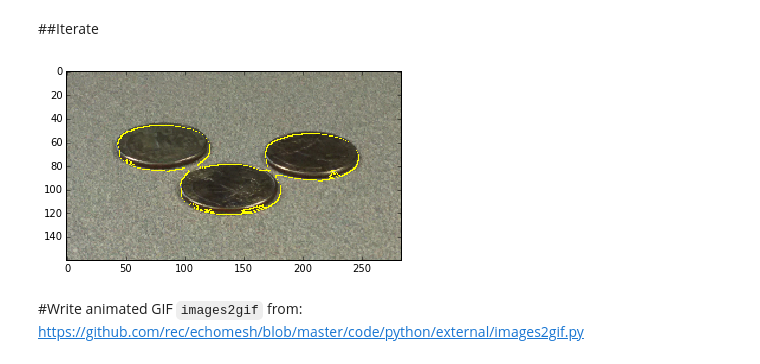
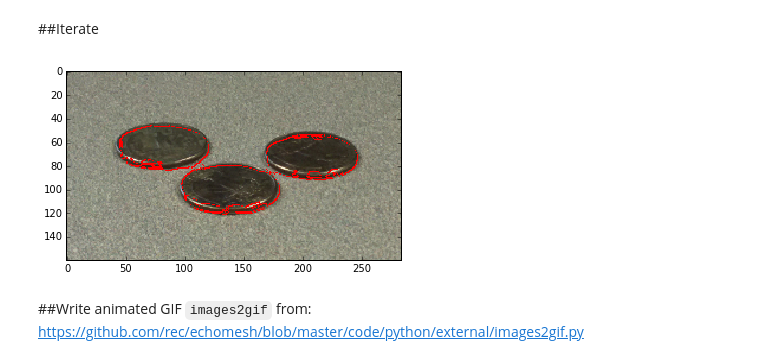
Before and after one commit to rmetchev/IVP-Python, a Jupyter notebook: Week6.ipynb, the cells around one changed output. Saved outputs shown, nothing was run; the diff lists cells and outputs as text; code cells hidden in the pictures.

```diff
--- a/Week6.ipynb
+++ b/Week6.ipynb
@@ -18,10 +18,11 @@ import scipy.ndimage.filters
 ## The image to segment
 # %%
 # use coins
-img_color = cv2.imread('images/coins_ellipse.jpg')
+img_name = 'images/coins_ellipse.jpg'
+img_color = cv2.imread(img_name)
 #scale & convert to grays
-h_scaling = 160./img_color.shape[0]
-v_scaling = h_scaling #80./img_color.shape[1]
+v_scaling = 160./img_color.shape[0]
+h_scaling = v_scaling #80./img_color.shape[1]
 img_color_scaled = cv2.resize(img_color, dsize=(0,0), fx=h_scaling, fy=v_scaling)
 img = cv2.cvtColor(img_color_scaled, cv2.COLOR_BGR2GRAY).astype(np.float)
 
@@ -64,7 +65,7 @@ def show_shapes(img_color, phi):
     #imgplt = plt.imshow(phi0, cmap='gray', interpolation="nearest")
     c = cv2.resize(contour(phi), dsize=(img_color.shape[1], img_color.shape[0]))
     i = cv2.cvtColor(img_color, cv2.COLOR_BGR2RGB)
-    i[np.where(c != 0)] = (255,255,0)
+    i[np.where(c != 0)] = (255,0,0)
     #imgplt = plt.imshow(c[:50,:50], cmap='gray', interpolation="nearest")
     imgplt = plt.imshow(i, interpolation="nearest")
     return i
@@ -95,24 +96,24 @@ def dphi_dt(phi, motion='curvature', g=1):
 # %% [markdown]
 ##Iterate
 # %%
-n_iter = 250
+n_iter = 300
 iter_capture = 5
 phi = phi0.copy()
 dt = 1.
 
 img_sequence = []
 
 for i in range(n_iter):
     phi = phi + dt * dphi_dt(phi, g= g*np.ones_like(phi))
     # frame capture
     if i % iter_capture == 0:
         img_sequence.append(show_shapes(img_color_scaled, phi))
 
 imgplt = plt.imshow(img_sequence[-1], interpolation="nearest")
 # %% [output]
-[figure, old version]
+[figure, new version]
 # %% [markdown]
-#Write animated GIF
+##Write animated GIF
 `images2gif` from: https://github.com/rec/echomesh/blob/master/code/python/external/images2gif.py
 # %%
 from images2gif import writeGif
```
Also changed, not shown: parts of 2 cells of this notebook, 1 other file.
